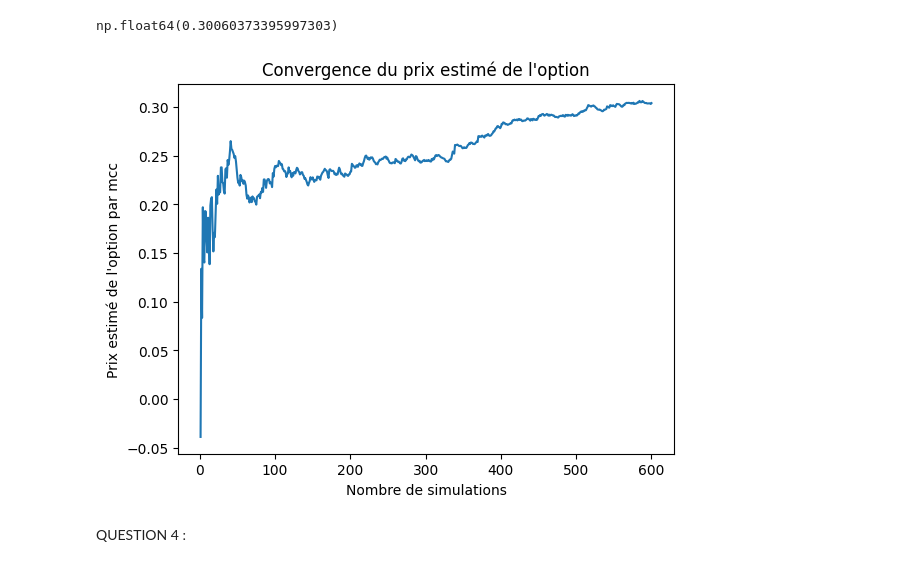
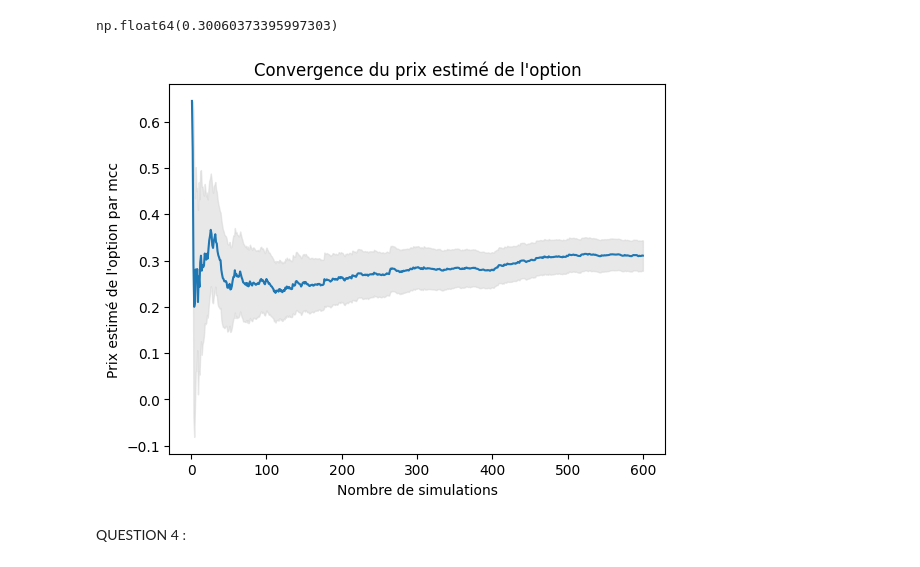
Before and after one commit to quentin-beaurez/Best-of-Options, a Jupyter notebook: Hugo_BestOf.ipynb, the cells around one changed output. Drawn from its saved outputs; the diff is of its cells as text; code cells hidden in the pictures.

```diff
--- a/Hugo_BestOf.ipynb
+++ b/Hugo_BestOf.ipynb
@@ -102,30 +102,38 @@ np.float64(0.30060373395997303)
 # %%
 def visualise_mcc_P1 (Nmax, t=T, rho=rho, sigma=sigma, S0=S0, r=r, K=K) :
 
     S0_vec = np.array(S0).reshape(-1,1)
     sigma_vec = np.array(sigma).reshape(-1,1)
 
     Wt = simulate_WT(Nmax, t, rho)
 
     St = S0_vec * np.exp((r - 0.5 * sigma_vec**2) * t + sigma_vec * Wt)
 
     # On prend le max pour chaque colonne (axis=0)
     max_St = np.max(St, axis=0)
 
     moyennes = np.cumsum(max_St) / np.arange(1, Nmax +1)
 
+    # variances empiriques débiaisées :
+    variances = (np.cumsum((max_St - moyennes)**2) / np.arange(1, Nmax +1)) * (Nmax / (Nmax -1))
+
+    # Intervalles de confiance à 90% :
+    ica_inf = np.exp(-r * t) * (moyennes - 1.645 * np.sqrt(variances / np.arange(1, Nmax +1)) - K)
+    ica_sup = np.exp(-r * t) * (moyennes + 1.645 * np.sqrt(variances / np.arange(1, Nmax +1)) - K)
+
     prix_estimes = np.exp(-r * t) * (moyennes - K)
 
     plt.plot(np.arange(1, Nmax +1), prix_estimes)
+    plt.fill_between(np.arange(1, Nmax +1), ica_inf, ica_sup, color='lightgray', alpha=0.5, label='Intervalle de confiance à 90%')
     plt.xlabel('Nombre de simulations')
     plt.ylabel('Prix estimé de l\'option par mcc')
     plt.title('Convergence du prix estimé de l\'option')
 
 
 visualise_mcc_P1(600)
 # =0.3
 # %% [output]
-[figure, old version]
+[figure, new version]
 # %% [markdown]
 QUESTION 4 :
 # %%
```
Also changed, not shown: parts of 2 cells of this notebook.
